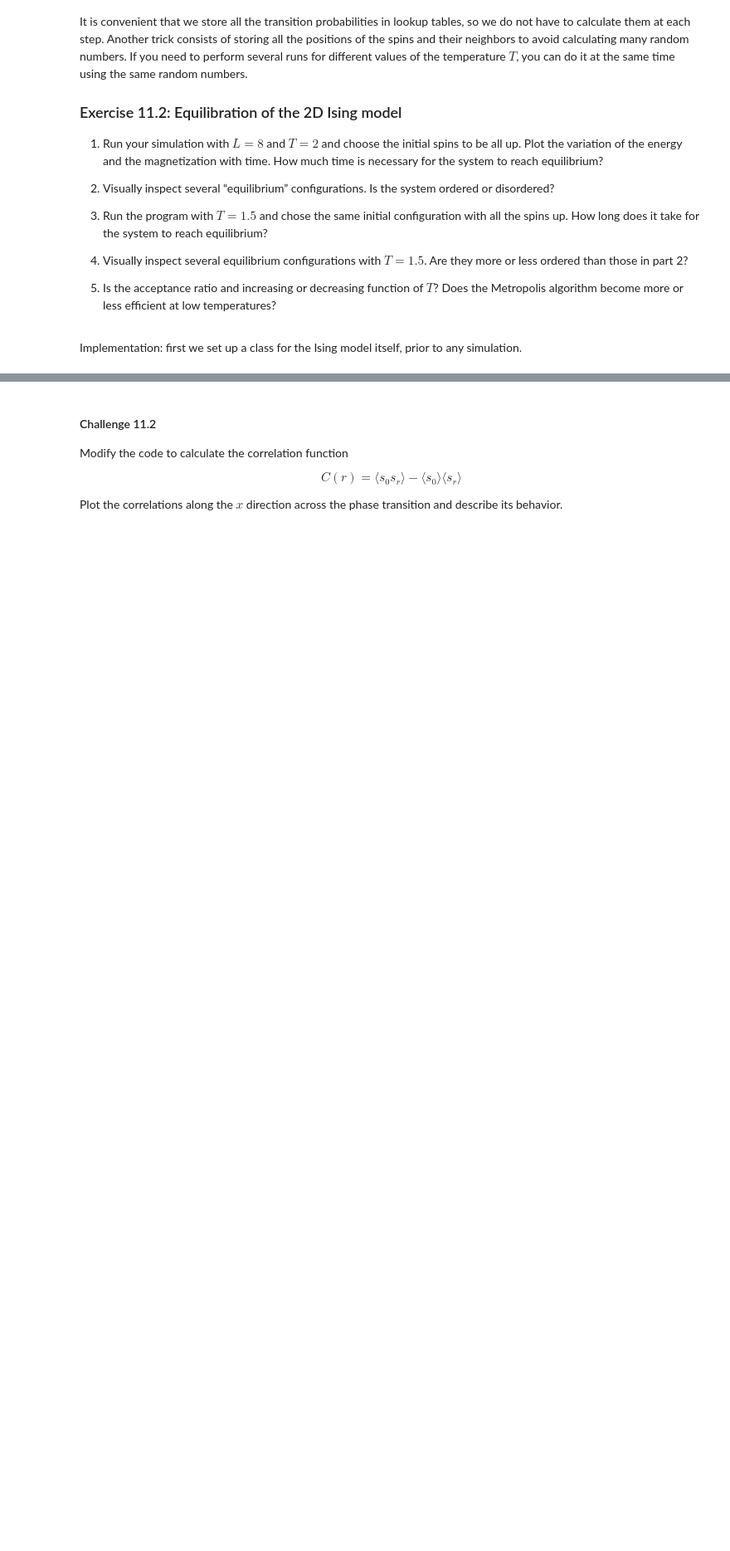
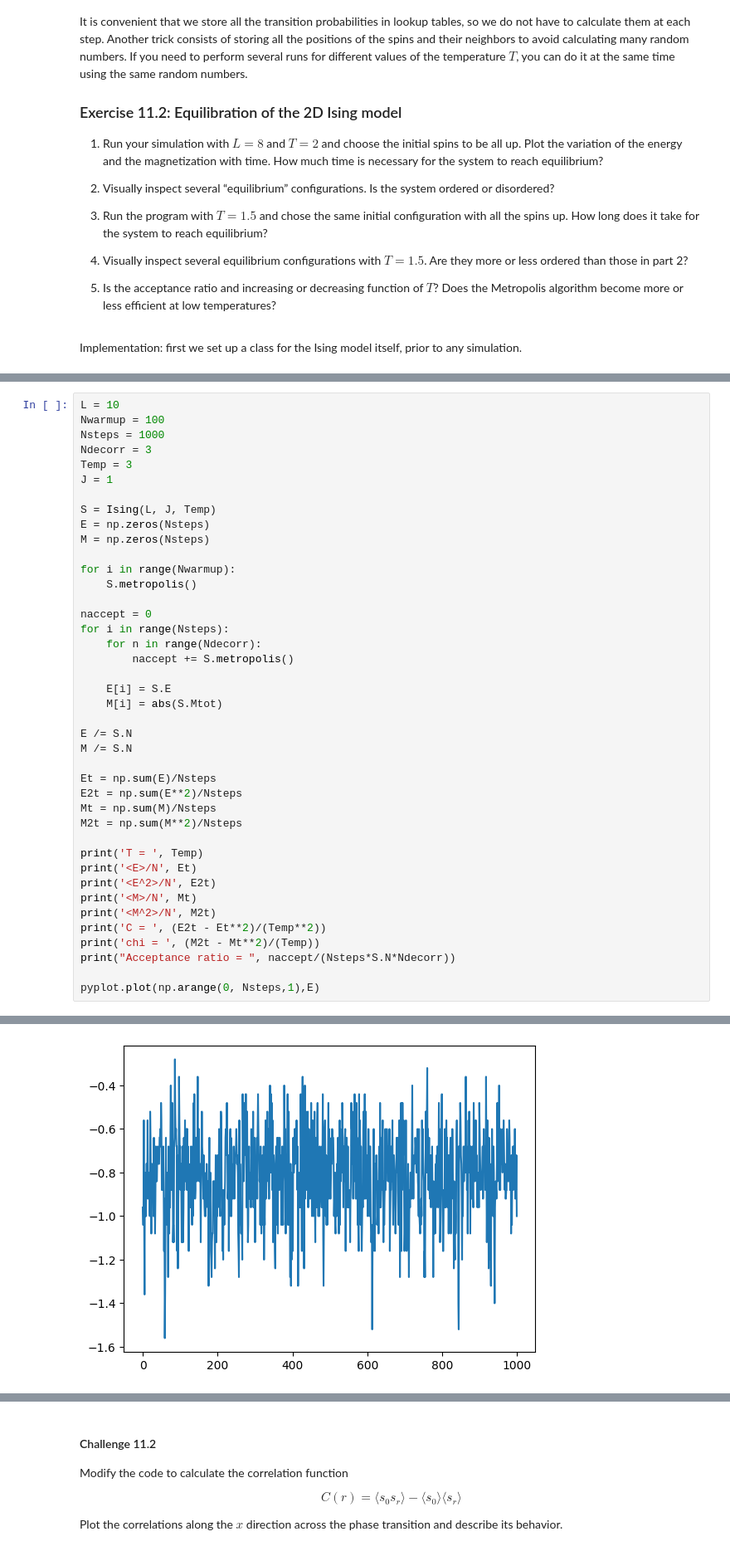
Before and after one commit to jimhalverson/COMP2023, a Jupyter notebook: notebooks/Computational Physics/11_Lecture__Ising2D.ipynb, the cells around one changed output, grey strips where cells are left out. Shown at 83% size. Cells and saved outputs as stored; diff of their text form; blank space fills up the shorter version.

Commit message:
Ising.

```diff
--- a/notebooks/Computational Physics/11_Lecture__Ising2D.ipynb
+++ b/notebooks/Computational Physics/11_Lecture__Ising2D.ipynb
@@ -157,0 +260,42 @@ Implementation: first we set up a class for the Ising model itself, prior to any
+# %%
+L = 10
+Nwarmup = 100
+Nsteps = 1000
+Ndecorr = 3
+Temp = 3
+J = 1
+
+S = Ising(L, J, Temp)
+E = np.zeros(Nsteps)
+M = np.zeros(Nsteps)
+
+for i in range(Nwarmup):
+    S.metropolis()
+
+naccept = 0
+for i in range(Nsteps):
+    for n in range(Ndecorr):
+        naccept += S.metropolis()
+
+    E[i] = S.E
+    M[i] = abs(S.Mtot)
+
+E /= S.N
+M /= S.N
+
+Et = np.sum(E)/Nsteps
+E2t = np.sum(E**2)/Nsteps
+Mt = np.sum(M)/Nsteps
+M2t = np.sum(M**2)/Nsteps
+
+print('T = ', Temp)
+print('<E>/N', Et)
+print('<E^2>/N', E2t)
+print('<M>/N', Mt)
+print('<M^2>/N', M2t)
+print('C = ', (E2t - Et**2)/(Temp**2))
+print('chi = ', (M2t - Mt**2)/(Temp))
+print("Acceptance ratio = ", naccept/(Nsteps*S.N*Ndecorr))
+
+pyplot.plot(np.arange(0, Nsteps,1),E)
+# %% [output]
@@ -157,0 +311 @@ Implementation: first we set up a class for the Ising model itself, prior to any
+[figure, added]
```
Also changed, not shown: parts of 7 cells of this notebook, 1 other file.
